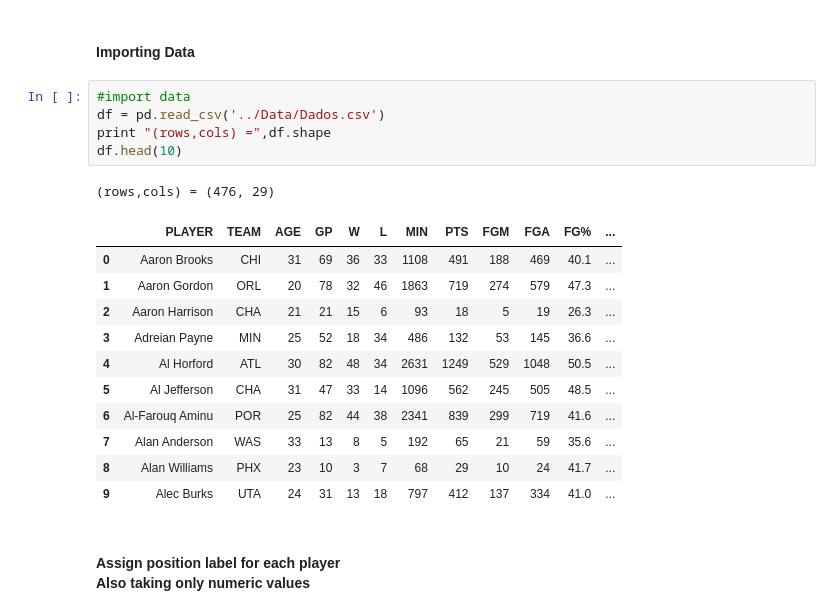
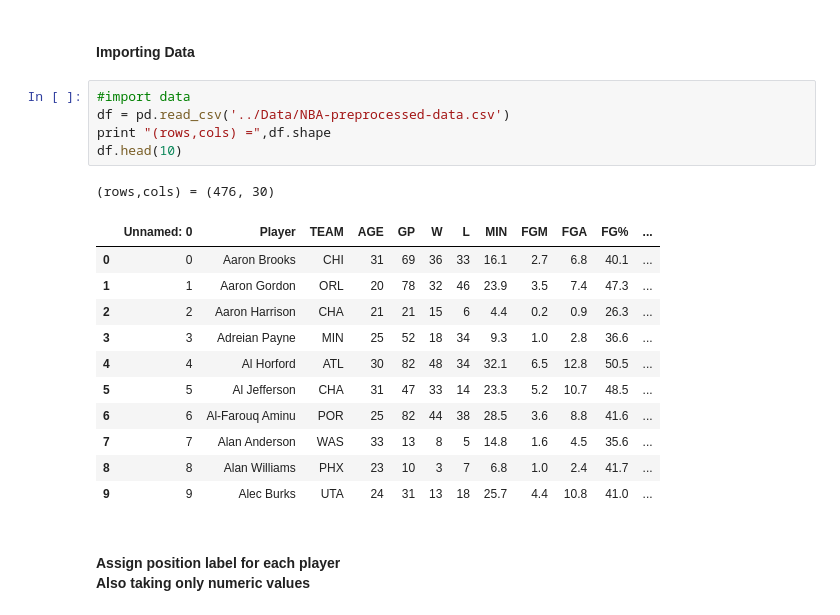
Before and after one commit to Gabriel-Azevedo-Ferreira/TDA-NBA, a Jupyter notebook: notebooks/RDaAH.ipynb, the cells around one changed output. Drawn from its saved outputs; the diff is of its cells as text.

```diff
--- a/notebooks/RDaAH.ipynb
+++ b/notebooks/RDaAH.ipynb
@@ -54,22 +53,22 @@ pd.options.display.max_rows = None
 <h4 class="alert alert-warning"/>Importing Data
 # %%
 #import data
-df = pd.read_csv('../Data/Dados.csv')
+df = pd.read_csv('../Data/NBA-preprocessed-data.csv')
 print "(rows,cols) =",df.shape
 df.head(10)
 # %% [output]
-(rows,cols) = (476, 29)
+(rows,cols) = (476, 30)
-|  | PLAYER | TEAM | AGE | GP | W | L | MIN | PTS | FGM | FGA | FG% | ... |
-| 0 | Aaron Brooks | CHI | 31 | 69 | 36 | 33 | 1108 | 491 | 188 | 469 | 40.1 | ... |
-| 1 | Aaron Gordon | ORL | 20 | 78 | 32 | 46 | 1863 | 719 | 274 | 579 | 47.3 | ... |
-| 2 | Aaron Harrison | CHA | 21 | 21 | 15 | 6 | 93 | 18 | 5 | 19 | 26.3 | ... |
-| 3 | Adreian Payne | MIN | 25 | 52 | 18 | 34 | 486 | 132 | 53 | 145 | 36.6 | ... |
-| 4 | Al Horford | ATL | 30 | 82 | 48 | 34 | 2631 | 1249 | 529 | 1048 | 50.5 | ... |
-| 5 | Al Jefferson | CHA | 31 | 47 | 33 | 14 | 1096 | 562 | 245 | 505 | 48.5 | ... |
-| 6 | Al-Farouq Aminu | POR | 25 | 82 | 44 | 38 | 2341 | 839 | 299 | 719 | 41.6 | ... |
-| 7 | Alan Anderson | WAS | 33 | 13 | 8 | 5 | 192 | 65 | 21 | 59 | 35.6 | ... |
-| 8 | Alan Williams | PHX | 23 | 10 | 3 | 7 | 68 | 29 | 10 | 24 | 41.7 | ... |
-| 9 | Alec Burks | UTA | 24 | 31 | 13 | 18 | 797 | 412 | 137 | 334 | 41.0 | ... |
+|  | Unnamed: 0 | Player | TEAM | AGE | GP | W | L | MIN | FGM | FGA | FG% | ... |
+| 0 | 0 | Aaron Brooks | CHI | 31 | 69 | 36 | 33 | 16.1 | 2.7 | 6.8 | 40.1 | ... |
+| 1 | 1 | Aaron Gordon | ORL | 20 | 78 | 32 | 46 | 23.9 | 3.5 | 7.4 | 47.3 | ... |
+| 2 | 2 | Aaron Harrison | CHA | 21 | 21 | 15 | 6 | 4.4 | 0.2 | 0.9 | 26.3 | ... |
+| 3 | 3 | Adreian Payne | MIN | 25 | 52 | 18 | 34 | 9.3 | 1.0 | 2.8 | 36.6 | ... |
+| 4 | 4 | Al Horford | ATL | 30 | 82 | 48 | 34 | 32.1 | 6.5 | 12.8 | 50.5 | ... |
+| 5 | 5 | Al Jefferson | CHA | 31 | 47 | 33 | 14 | 23.3 | 5.2 | 10.7 | 48.5 | ... |
+| 6 | 6 | Al-Farouq Aminu | POR | 25 | 82 | 44 | 38 | 28.5 | 3.6 | 8.8 | 41.6 | ... |
+| 7 | 7 | Alan Anderson | WAS | 33 | 13 | 8 | 5 | 14.8 | 1.6 | 4.5 | 35.6 | ... |
+| 8 | 8 | Alan Williams | PHX | 23 | 10 | 3 | 7 | 6.8 | 1.0 | 2.4 | 41.7 | ... |
+| 9 | 9 | Alec Burks | UTA | 24 | 31 | 13 | 18 | 25.7 | 4.4 | 10.8 | 41.0 | ... |
 # %% [markdown]
 <h4 class = "alert alert-warning"/> Assign position label for each player <br/> Also taking only numeric values
 # %%
```
Also changed, not shown: parts of 11 cells of this notebook, 1 other file.
